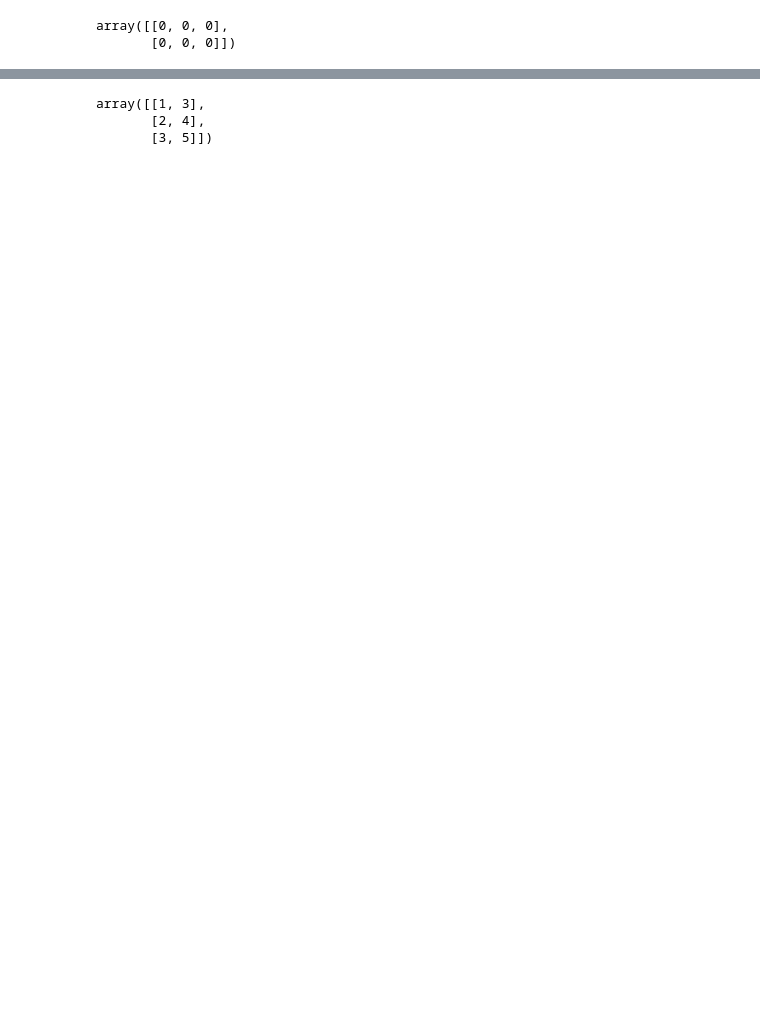
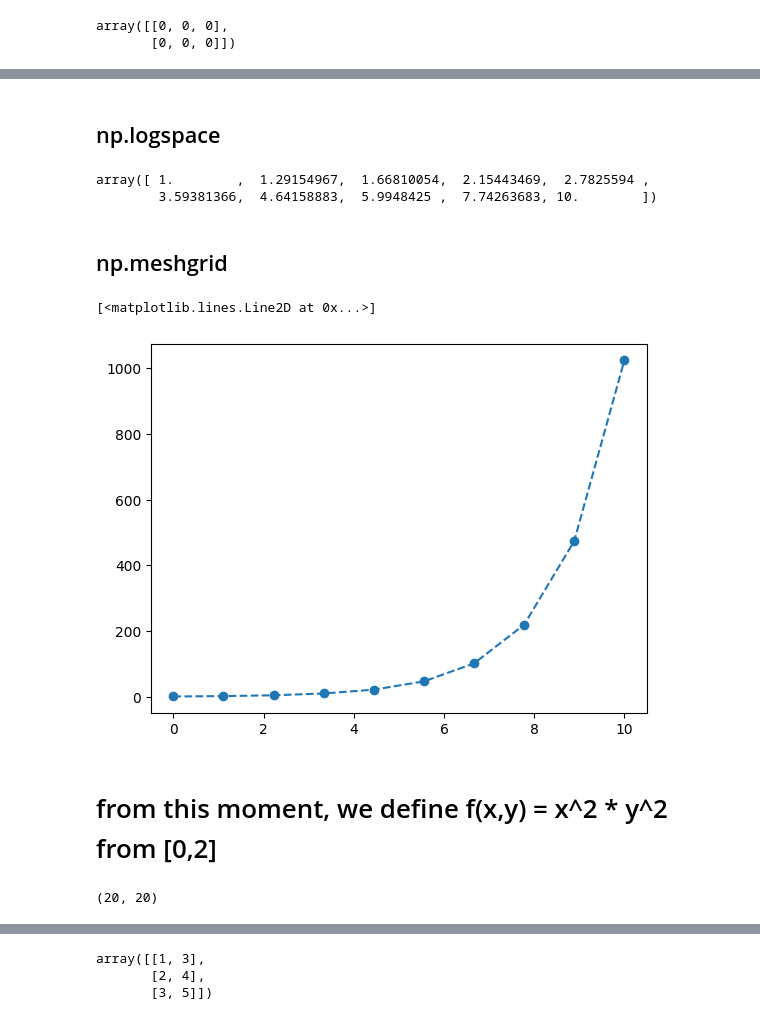
Before and after one commit to JJH123123123/pac-program-analyze-club-, a Jupyter notebook: pac/2.ipynb, the cells around one changed output, grey strips where cells are left out. Drawn from its saved outputs; the diff is of its cells as text; code cells hidden in the pictures; blank space fills up the shorter version.

```diff
--- a/pac/2.ipynb
+++ b/pac/2.ipynb
@@ -77,0 +150,12 @@ array([[0., 0., 0., 0., 0.],
+# %% [markdown]
+<h2> np.logspace </h2>
+# %%
+np.logspace(0,1,10)
+# %% [output]
+array([ 1.        ,  1.29154967,  1.66810054,  2.15443469,  2.7825594 ,
+        3.59381366,  4.64158883,  5.9948425 ,  7.74263683, 10.        ])
+# %% [markdown]
+<h2> np.meshgrid </h2>
+# %%
+Y = np.logspace(0,10,10,base=2)
+X = np.linspace(0,10,10)
@@ -77,0 +164,7 @@ array([[0., 0., 0., 0., 0.],
+# %%
+plt.plot(X,Y, 'o--')
+# %% [output]
+[<matplotlib.lines.Line2D at 0x...>]
+[figure, added]
+# %% [markdown]
+# from this moment, we define f(x,y) = x^2 * y^2 from [0,2]
@@ -77,0 +177,4 @@ array([[0., 0., 0., 0., 0.],
+# %%
+Y.shape
+# %% [output]
+(20, 20)
```
Also changed, not shown: parts of 70 cells of this notebook, 1 other file.
